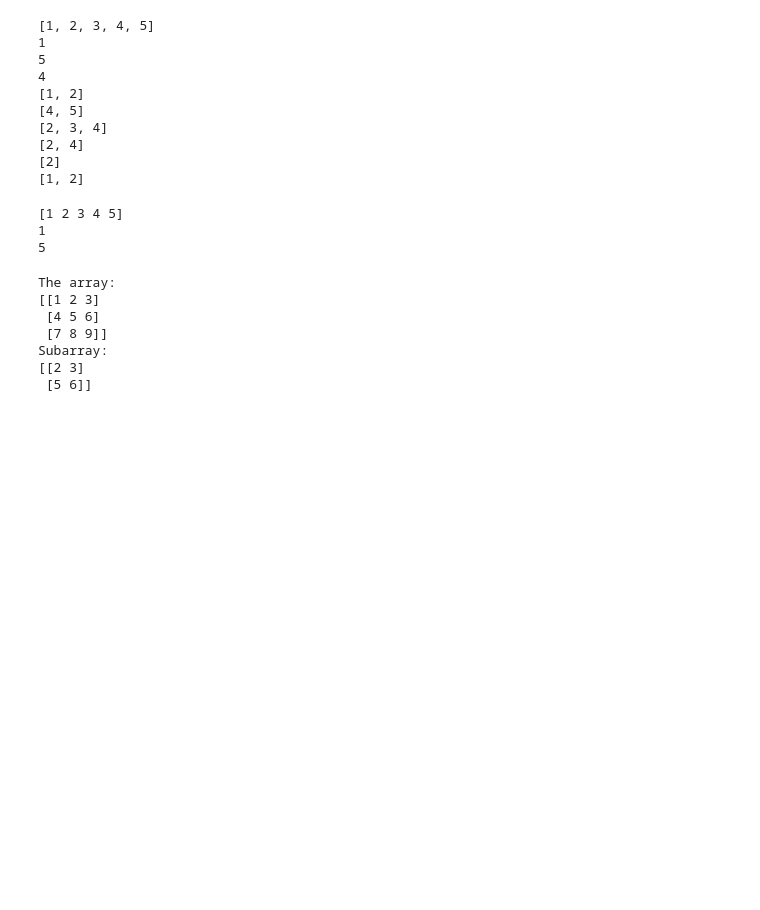
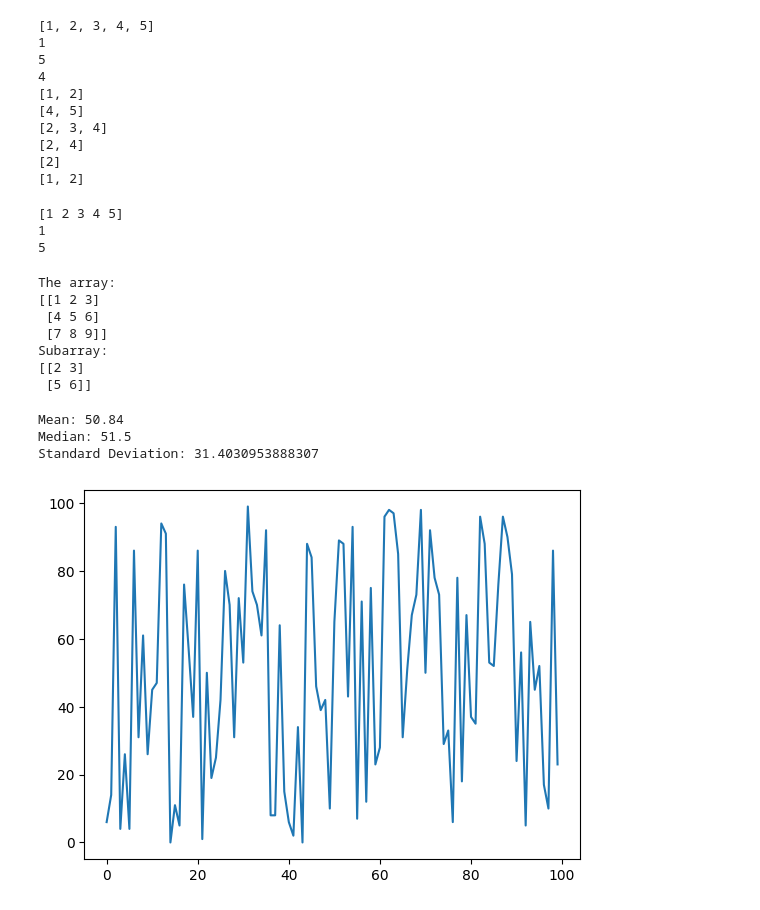
Before and after one commit to sabbir2609/edge_course, a Jupyter notebook: numpy.ipynb, the cells around one changed output. Saved outputs shown, nothing was run; the diff lists cells and outputs as text; code cells hidden in the pictures; blank space fills up the shorter version.

Commit message:
Add new examples for advanced numpy operations in the numpy notebook

```diff
--- a/numpy.ipynb
+++ b/numpy.ipynb
@@ -90,3 +90,32 @@ The array:
 Subarray:
 [[2 3]
  [5 6]]
+# %%
+# Statistical operations
+
+# generate some random data
+# return random integers from the “discrete uniform”
+data = np.random.randint(0, 100, 100)
+
+# calculate the mean, median, and standard deviation
+mean = np.mean(data)
+median = np.median(data)
+std = np.std(data)
+
+# print the results
+print("Mean:", mean)
+print("Median:", median)
+print("Standard Deviation:", std)
+# %% [output]
+Mean: 50.84
+Median: 51.5
+Standard Deviation: 31.4030953888307
+# %%
+# plot the data
+import matplotlib.pyplot as plt
+
+# plot the data
+plt.plot(data)
+plt.show()
+# %% [output]
+[figure, added]
```
